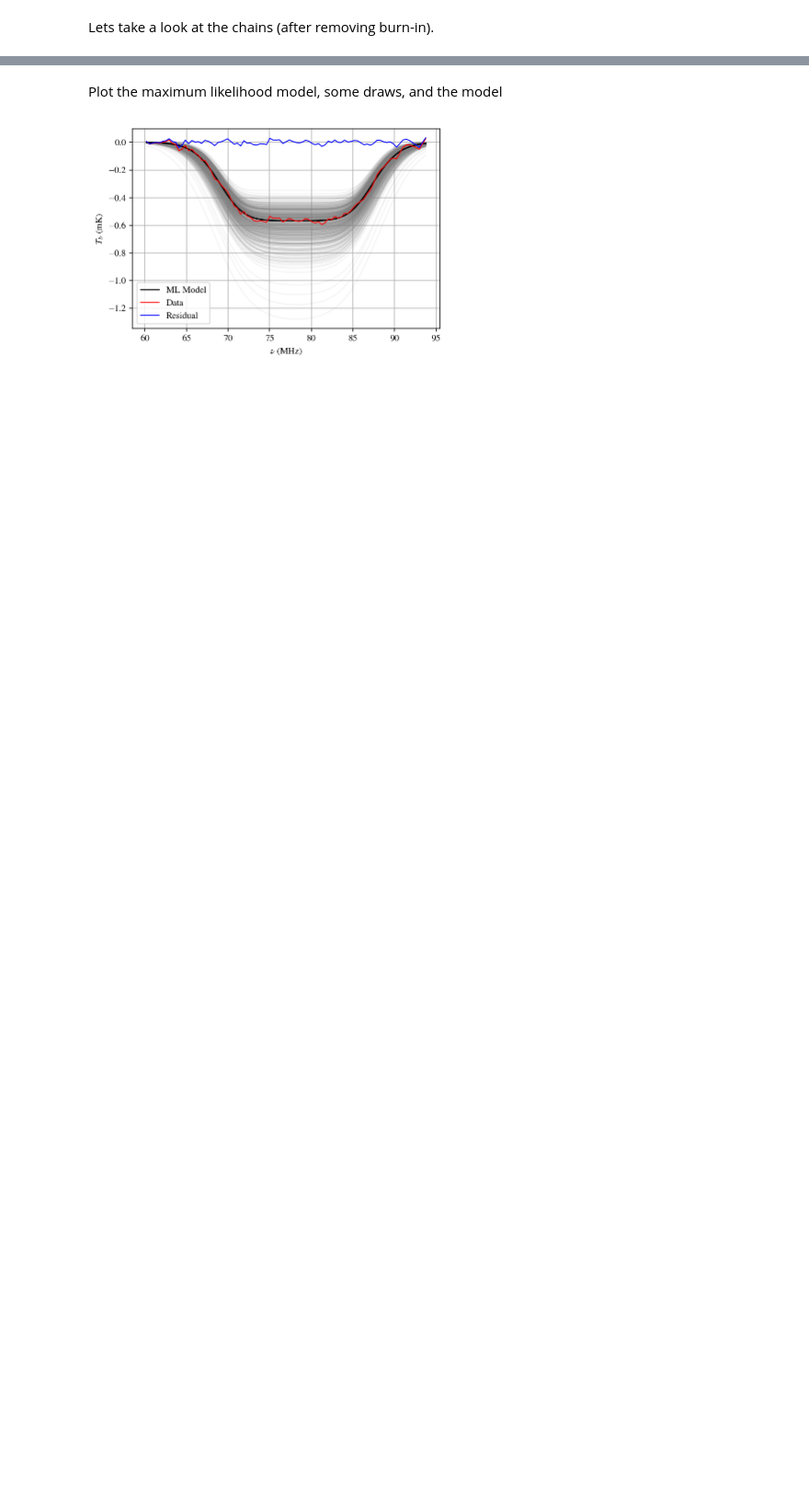
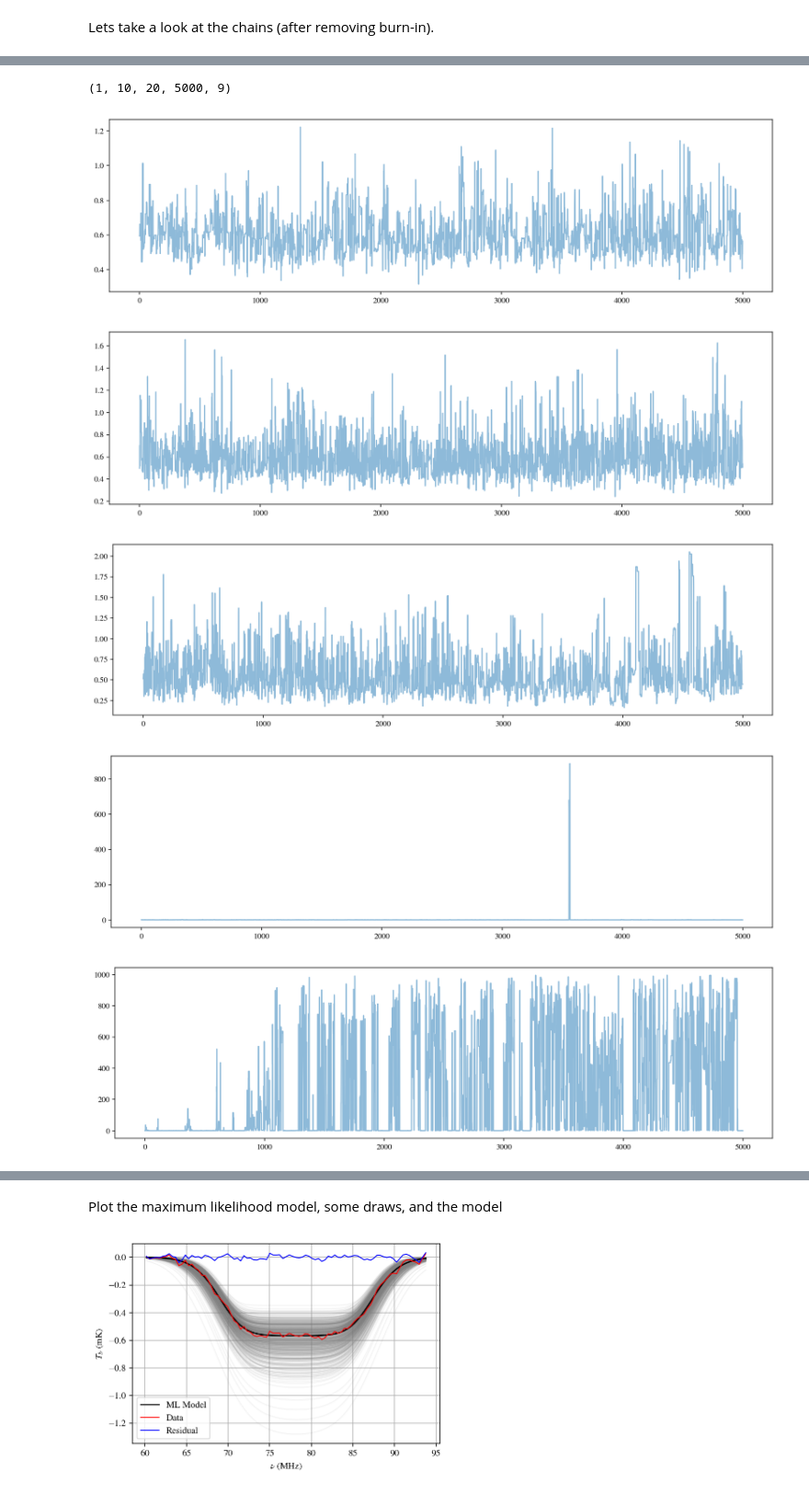
Before and after one commit to ds-grp/edges, a Jupyter notebook: notebooks/example_mcmc_pt.ipynb, the cells around one changed output, grey strips where cells are left out. Shown at 92% size. Cells and saved outputs as stored; diff of their text form; code cells hidden in the pictures; blank space fills up the shorter version.

```diff
--- a/notebooks/example_mcmc_pt.ipynb
+++ b/notebooks/example_mcmc_pt.ipynb
@@ -45,0 +48,3 @@ sampler.sample()
+# %%
+output = np.load('test_mcmc_pt/output.npz')
+output.keys()
@@ -46,7 +53,2 @@ sampler.sample()
 # %% [markdown]
 Lets take a look at the chains (after removing burn-in).
-# %%
-chain=np.load('test_mcmc_pt/output.npz')['chain']
-for temp in range(20):
-    plt.plot(chain[temp,:,:,2].flatten())
-    plt.show()
@@ -64,0 +55,20 @@ IndexError: index 10 is out of bounds for axis 0 with size 10
+# %%
+chain = output['chain']
+chain.shape
+# %% [output]
+(1, 10, 20, 5000, 9)
+# %%
+for temp in range(chain.shape[0]):
+    # One panel per temperature (increasing in temperature)
+    # Walker index 0 only
+    # All samples, shown on x-axis
+    # parameter #2, corresponding to the trough amplitude
+    plt.figure(figsize=(15, 4))
+    plt.plot(chain[temp,0,:,2], alpha=0.5)
+    plt.show()
+# %% [output]
+[figure, added]
+[figure, added]
+[figure, added]
+[figure, added]
+[figure, added]
```
Also changed, not shown: parts of 5 cells of this notebook, 3 other files.
